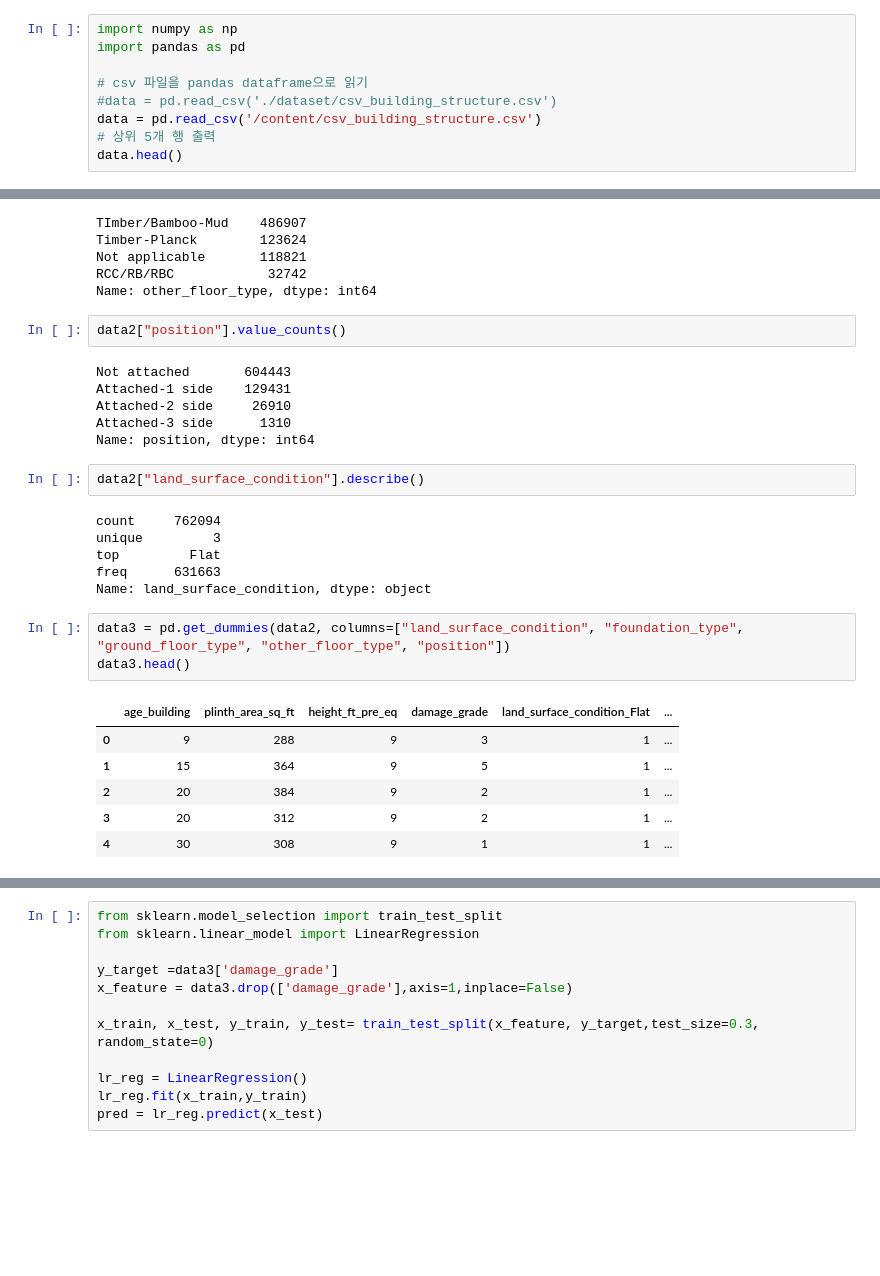
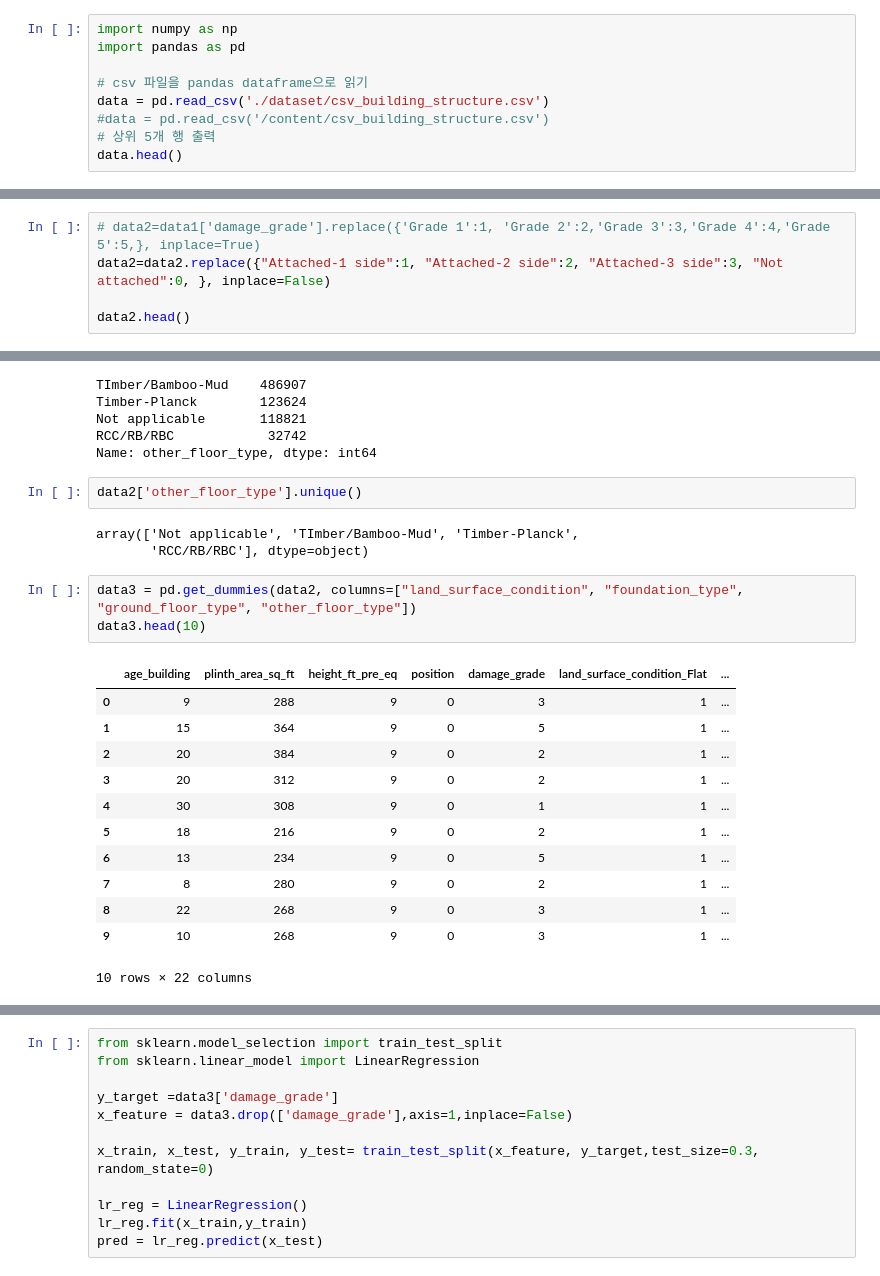
Before and after one commit to rivkms/2021atp_Earthquake-Damage, a Jupyter notebook: main.ipynb, the cells around one changed output, grey strips where cells are left out. Drawn from its saved outputs; the diff is of its cells as text; blank space fills up the shorter version.

```diff
--- a/main.ipynb
+++ b/main.ipynb
@@ -52,8 +56,8 @@ import numpy as np
 import pandas as pd
 
 # csv 파일을 pandas dataframe으로 읽기
-#data = pd.read_csv('./dataset/csv_building_structure.csv')
-data = pd.read_csv('/content/csv_building_structure.csv')
+data = pd.read_csv('./dataset/csv_building_structure.csv')
+#data = pd.read_csv('/content/csv_building_structure.csv')
 # 상위 5개 행 출력
 data.head()
 # %% [output]
@@ -240,0 +253,5 @@ data2.head()
+# %%
+# data2=data1['damage_grade'].replace({'Grade 1':1, 'Grade 2':2,'Grade 3':3,'Grade 4':4,'Grade 5':5,}, inplace=True)
+data2=data2.replace({"Attached-1 side":1, "Attached-2 side":2, "Attached-3 side":3, "Not attached":0, }, inplace=False)
+
+data2.head()
@@ -271,29 +307,24 @@ Timber-Planck        123624
 Not applicable       118821
 RCC/RB/RBC            32742
 Name: other_floor_type, dtype: int64
-# %%
-data2["position"].value_counts()
-# %% [output]
-Not attached       604443
-Attached-1 side    129431
-Attached-2 side     26910
-Attached-3 side      1310
-Name: position, dtype: int64
-# %%
-data2["land_surface_condition"].describe()
-# %% [output]
-count     762094
-unique         3
-top         Flat
-freq      631663
-Name: land_surface_condition, dtype: object
+# %%
+data2['other_floor_type'].unique()
+# %% [output]
+array(['Not applicable', 'TImber/Bamboo-Mud', 'Timber-Planck',
+       'RCC/RB/RBC'], dtype=object)
 # %%
-data3 = pd.get_dummies(data2, columns=["land_surface_condition", "foundation_type", "ground_floor_type", "other_floor_type", "position"])
-data3.head()
+data3 = pd.get_dummies(data2, columns=["land_surface_condition", "foundation_type", "ground_floor_type", "other_floor_type"])
+data3.head(10)
 # %% [output]
-|  | age_building | plinth_area_sq_ft | height_ft_pre_eq | damage_grade | land_surface_condition_Flat | ... |
-| 0 | 9 | 288 | 9 | 3 | 1 | ... |
-| 1 | 15 | 364 | 9 | 5 | 1 | ... |
-| 2 | 20 | 384 | 9 | 2 | 1 | ... |
-| 3 | 20 | 312 | 9 | 2 | 1 | ... |
-| 4 | 30 | 308 | 9 | 1 | 1 | ... |
+|  | age_building | plinth_area_sq_ft | height_ft_pre_eq | position | damage_grade | land_surface_condition_Flat | ... |
+| 0 | 9 | 288 | 9 | 0 | 3 | 1 | ... |
+| 1 | 15 | 364 | 9 | 0 | 5 | 1 | ... |
+| 2 | 20 | 384 | 9 | 0 | 2 | 1 | ... |
+| 3 | 20 | 312 | 9 | 0 | 2 | 1 | ... |
+| 4 | 30 | 308 | 9 | 0 | 1 | 1 | ... |
+| 5 | 18 | 216 | 9 | 0 | 2 | 1 | ... |
+| 6 | 13 | 234 | 9 | 0 | 5 | 1 | ... |
+| 7 | 8 | 280 | 9 | 0 | 2 | 1 | ... |
+| 8 | 22 | 268 | 9 | 0 | 3 | 1 | ... |
+| 9 | 10 | 268 | 9 | 0 | 3 | 1 | ... |
+10 rows × 22 columns
```
Also changed, not shown: parts of 33 cells of this notebook.
